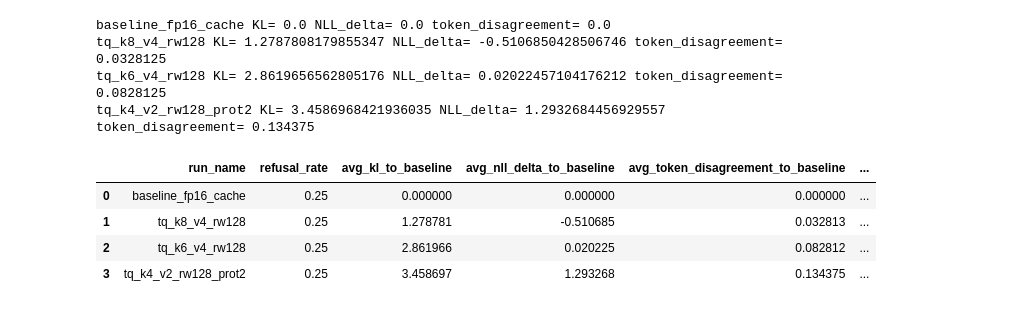
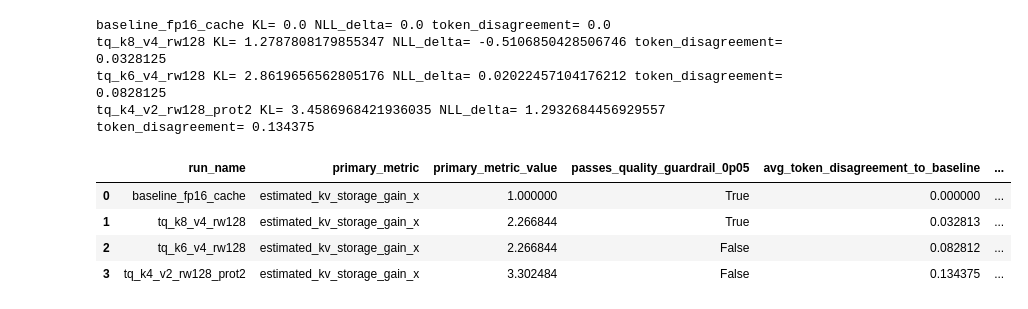
Before and after one commit to aaliyan1230/turboquant-heretic-kv-bench, a Jupyter notebook: notebooks/turboquant_heretic_eval.ipynb, the cells around one changed output. Saved outputs shown, nothing was run; the diff lists cells and outputs as text; code cells hidden in the pictures.

Commit message:
docs: notebook text updated with metrics and findings for natural lang interpretation

```diff
--- a/notebooks/turboquant_heretic_eval.ipynb
+++ b/notebooks/turboquant_heretic_eval.ipynb
@@ -617,24 +617,27 @@ tq_k4_v2_rw128_prot2 KL= 3.4586968421936035 NLL_delta= 1.2932684456929557 token_
 # %%
 import pandas as pd
 df = pd.read_csv('results/benchmark_results.csv')
 cols = [
     'run_name',
-    'refusal_rate',
+    'primary_metric',
+    'primary_metric_value',
+    'passes_quality_guardrail_0p05',
+    'avg_token_disagreement_to_baseline',
     'avg_kl_to_baseline',
     'avg_nll_delta_to_baseline',
-    'avg_token_disagreement_to_baseline',
     'avg_latency_sec',
-    'cache_stats.memory_savings_ratio',
+    'latency_vs_baseline_ratio',
+    'latency_overhead_pct_vs_baseline',
     'cache_stats.estimated_compression_ratio',
     'gpu_peak_allocated_mb',
     'gpu_peak_reserved_mb',
     'harmless_prompt_avg_tokens',
     'harmful_prompt_avg_tokens',
 ]
 display(df[[c for c in cols if c in df.columns]])
 # %% [output]
-|  | run_name | refusal_rate | avg_kl_to_baseline | avg_nll_delta_to_baseline | avg_token_disagreement_to_baseline | ... |
-| 0 | baseline_fp16_cache | 0.25 | 0.000000 | 0.000000 | 0.000000 | ... |
-| 1 | tq_k8_v4_rw128 | 0.25 | 1.278781 | -0.510685 | 0.032813 | ... |
-| 2 | tq_k6_v4_rw128 | 0.25 | 2.861966 | 0.020225 | 0.082812 | ... |
-| 3 | tq_k4_v2_rw128_prot2 | 0.25 | 3.458697 | 1.293268 | 0.134375 | ... |
+|  | run_name | primary_metric | primary_metric_value | passes_quality_guardrail_0p05 | avg_token_disagreement_to_baseline | ... |
+| 0 | baseline_fp16_cache | estimated_kv_storage_gain_x | 1.000000 | True | 0.000000 | ... |
+| 1 | tq_k8_v4_rw128 | estimated_kv_storage_gain_x | 2.266844 | True | 0.032813 | ... |
+| 2 | tq_k6_v4_rw128 | estimated_kv_storage_gain_x | 2.266844 | False | 0.082812 | ... |
+| 3 | tq_k4_v2_rw128_prot2 | estimated_kv_storage_gain_x | 3.302484 | False | 0.134375 | ... |
```
Also changed, not shown: parts of 7 cells of this notebook.
